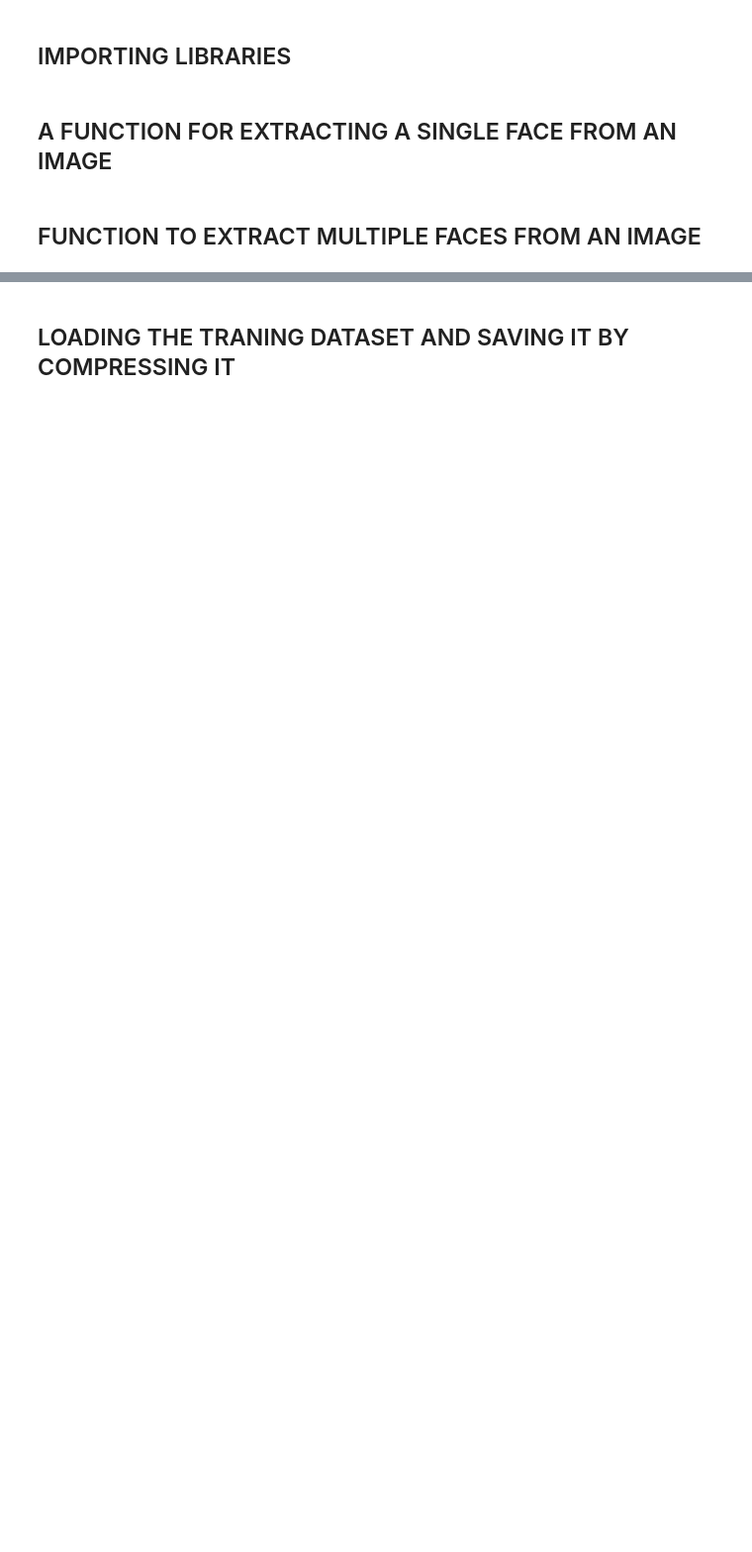
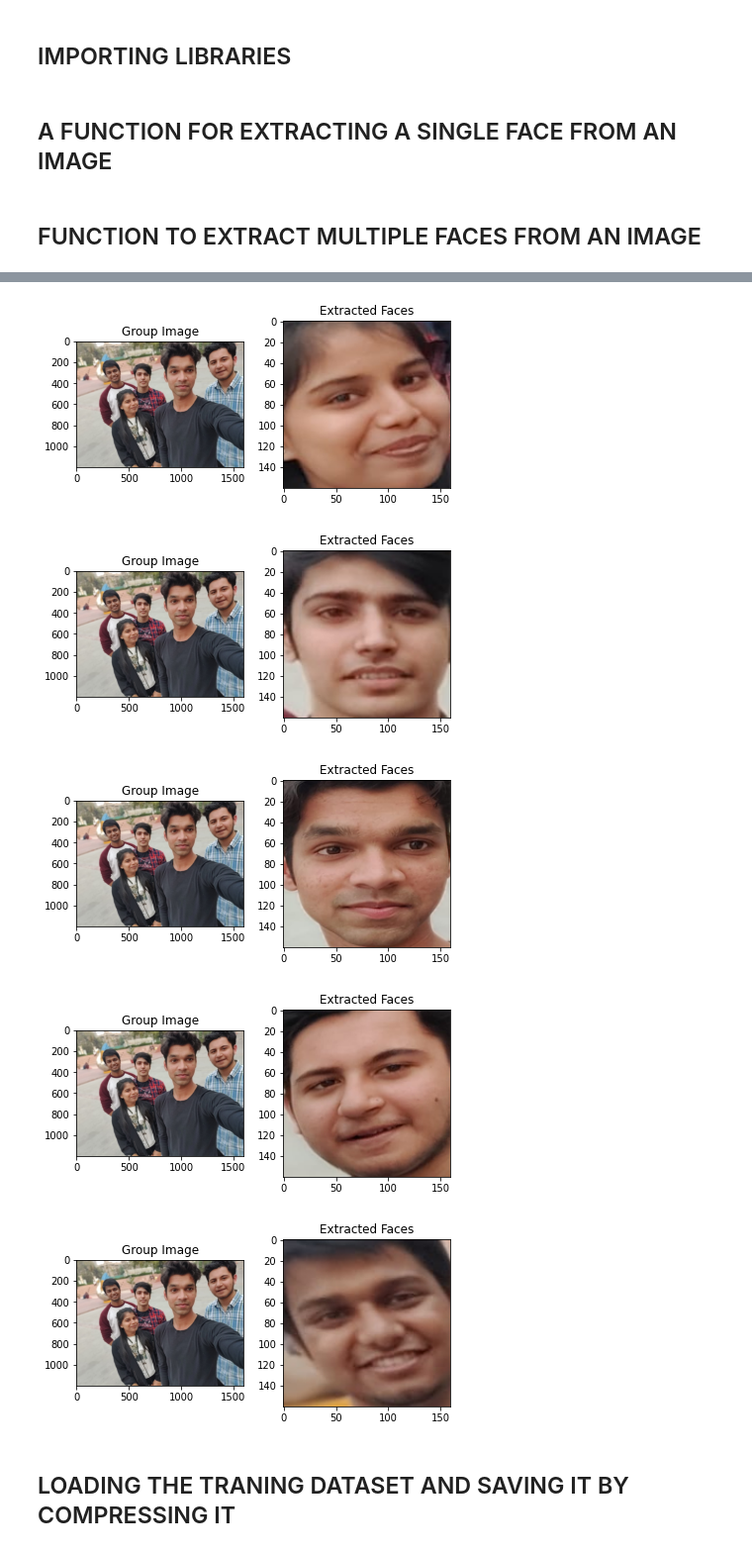
Before and after one commit to ayaan-47/The-Proxy-Buster, a Jupyter notebook: FaceNet(Major Project).ipynb, the cells around one changed output, grey strips where cells are left out. Shown at 99% size. Cells and saved outputs as stored; diff of their text form; code cells hidden in the pictures; blank space fills up the shorter version.

```diff
--- a/FaceNet(Major Project).ipynb
+++ b/FaceNet(Major Project).ipynb
@@ -50,7 +50,7 @@ def extract_faces(filename, required_size=(160, 160)):
 
     pixels = np.asarray(image)
 
-    detector = MTCNN(min_face_size=70, steps_threshold=[0.6, 0.7, 0.7])
+    detector = MTCNN(min_face_size=50, steps_threshold=[0.6, 0.7, 0.7])
 
 
     results = detector.detect_faces(pixels)
@@ -74,3 +74,15 @@ def extract_faces(filename, required_size=(160, 160)):
         faces.append(face_array)
 
     return faces
+pat = "testing_data/group2.jpg"
+pixels = extract_faces(pat)
+img = cv2.imread(pat)[:,:,::-1]
+for p in pixels:
+    fig, axs = plt.subplots(1, 2)
+    axs[0].imshow(img)
+    axs[0].set_title("Group Image")
+    axs[1].imshow(p)
+    axs[1].set_title("Extracted Faces")
+    plt.tight_layout()
+    plt.show()
+# %% [output]
@@ -77,3 +101,8 @@ def extract_faces(filename, required_size=(160, 160)):
+[figure, added]
+[figure, added]
+[figure, added]
+[figure, added]
+[figure, added]
 # %%
 def load_face(dir):
     faces = list()
```
Also changed, not shown: parts of 7 cells of this notebook, 5 other files.
